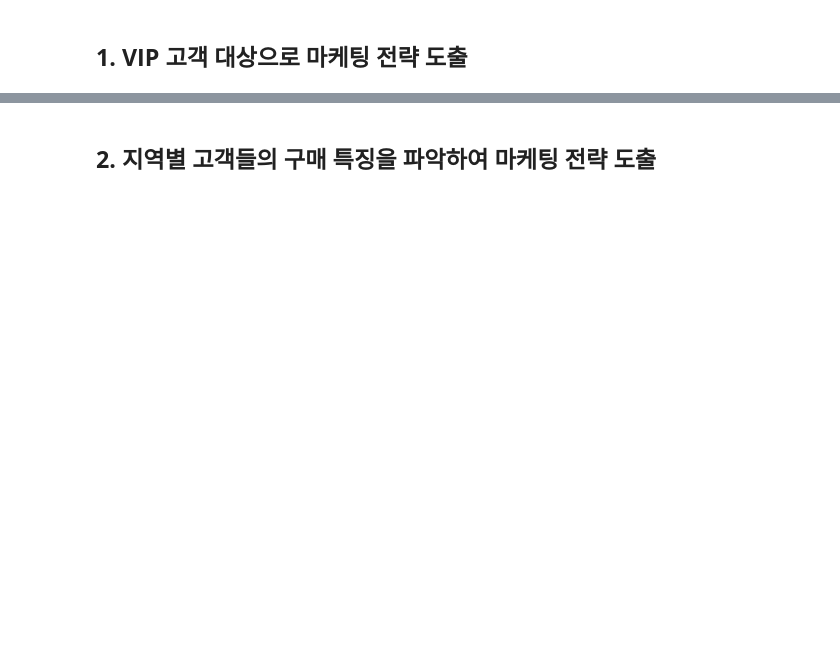
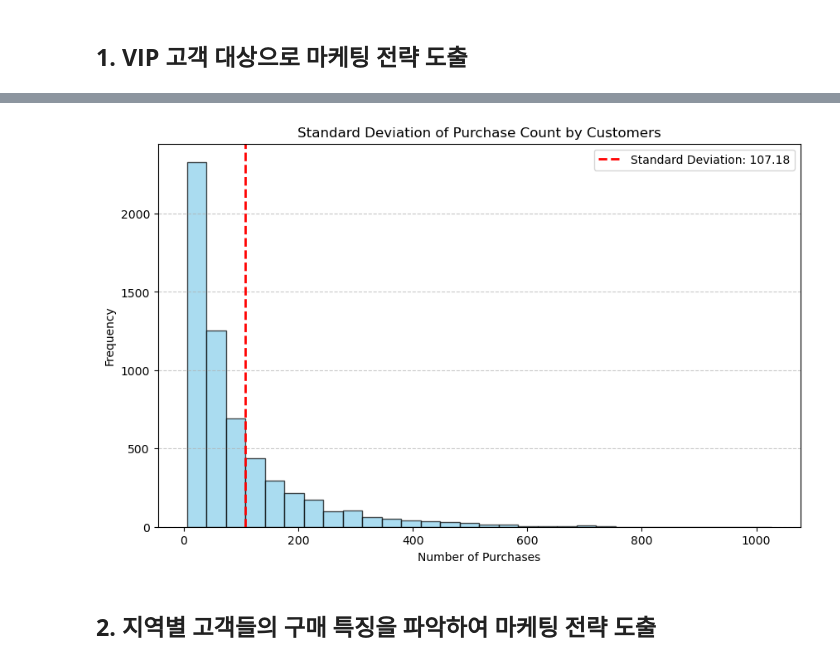
Before and after one commit to imjiwonim/multicam_python, a Jupyter notebook: miniProject_1_월마트 데이터 분석_241031.ipynb, the cells around one changed output, grey strips where cells are left out. Drawn from its saved outputs; the diff is of its cells as text; code cells hidden in the pictures; blank space fills up the shorter version.

```diff
--- a/miniProject_1_월마트 데이터 분석_241031.ipynb
+++ b/miniProject_1_월마트 데이터 분석_241031.ipynb
@@ -651,2 +570,21 @@ plt.show()
+# %%
+# 고객별 구매 횟수 계산
+purchase_count_customer = df.groupby('User_ID')['Purchase'].count()
+
+# 구매 횟수의 표준 편차 계산
+std_dev = np.std(purchase_count_customer)
+
+# 표준 편차 그래프 그리기
+plt.figure(figsize=(10, 6))
+plt.hist(purchase_count_customer, bins=30, alpha=0.7, color='skyblue', edgecolor='black')
+plt.axvline(x=std_dev, color='r', linestyle='--', linewidth=2, label=f'Standard Deviation: {std_dev:.2f}')
+plt.xlabel('Number of Purchases')
+plt.ylabel('Frequency')
+plt.title('Standard Deviation of Purchase Count by Customers')
+plt.legend()
+plt.grid(axis='y', linestyle='--', alpha=0.7)
+plt.show()
+# %% [output]
+[figure, added]
 # %% [markdown]
 ## **2. 지역별 고객들의 구매 특징을 파악하여 마케팅 전략 도출**
```
Also changed, not shown: parts of 56 cells of this notebook.
